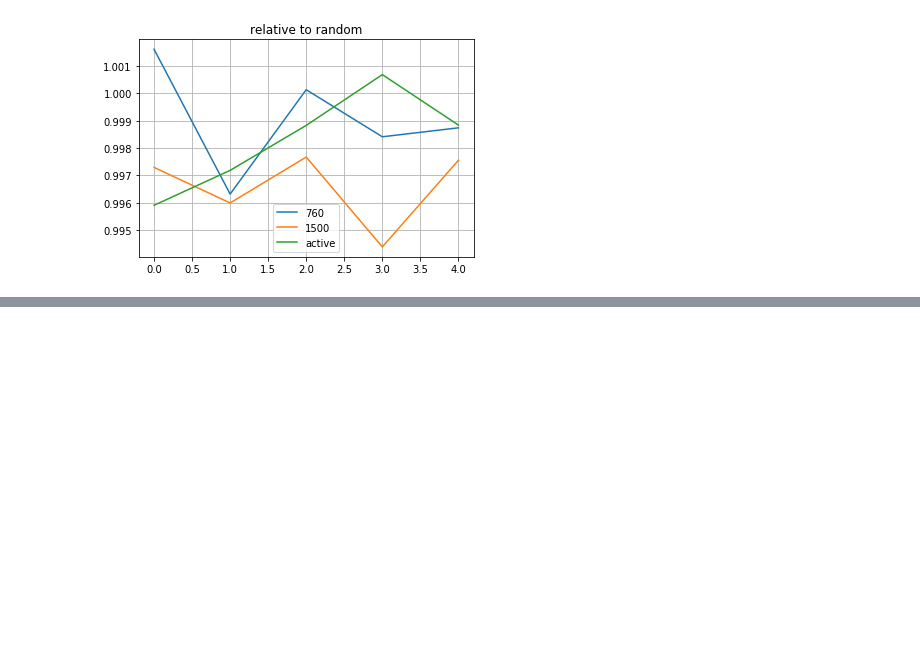
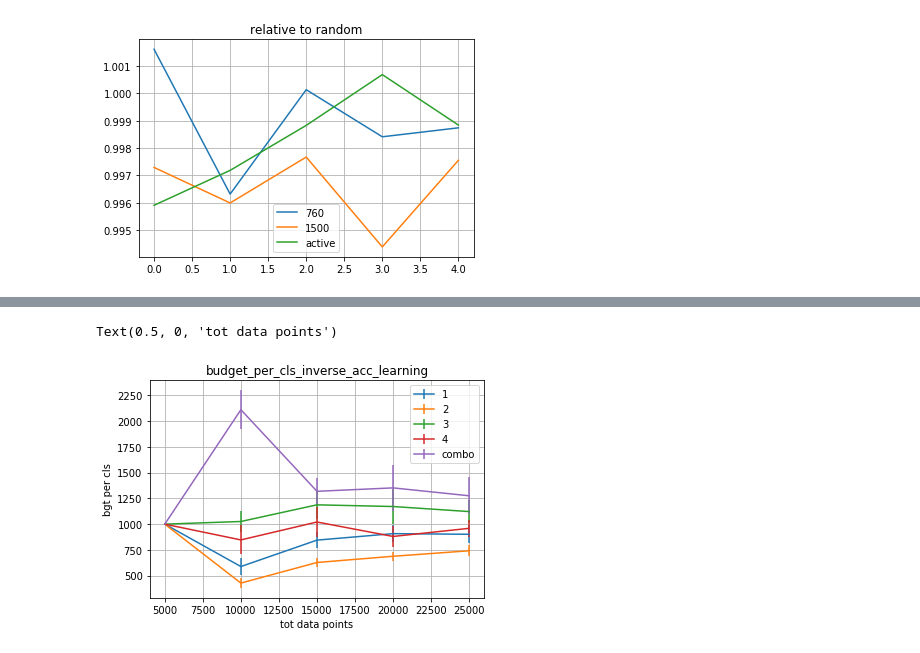
Before and after one commit to YHRen/ActiveClassSelection, a Jupyter notebook: plot.ipynb, the cells around one changed output, grey strips where cells are left out. Cells and saved outputs as stored; diff of their text form; code cells hidden in the pictures; blank space fills up the shorter version.

```diff
--- a/plot.ipynb
+++ b/plot.ipynb
@@ -407,0 +450,19 @@ Text(0.5, 1.0, 'relative to random')
+# %%
+## Plot the budget per cls
+fnc = partial(exp_fmt.format)
+rst = get_sample_plan_per_stage(fnc, 11, stages=5)
+#print(rst.shape, rst[0].shape, rst[0][0].shape)
+#print(rst.mean(axis=1))
+rst_x  = np.asarray(range(5000,5000*5+1,5000))
+rst_m, rst_d = rst.mean(axis=1), rst.std(axis=1)
+fig, ax = plt.subplots(1,1)
+for y, dy, c in zip(rst_m.transpose(), rst_d.transpose(), ['1', '2', '3', '4', 'combo']):
+    ax.errorbar(rst_x, y, dy, label='{}'.format(c))
+ax.legend()
+ax.grid()
+ax.set_title('budget_per_cls_inverse_acc_learning')
+ax.set_ylabel('bgt per cls')
+ax.set_xlabel('tot data points')
+# %% [output]
+Text(0.5, 0, 'tot data points')
+[figure, added]
```
Also changed, not shown: parts of 8 cells of this notebook, 2 other files.
